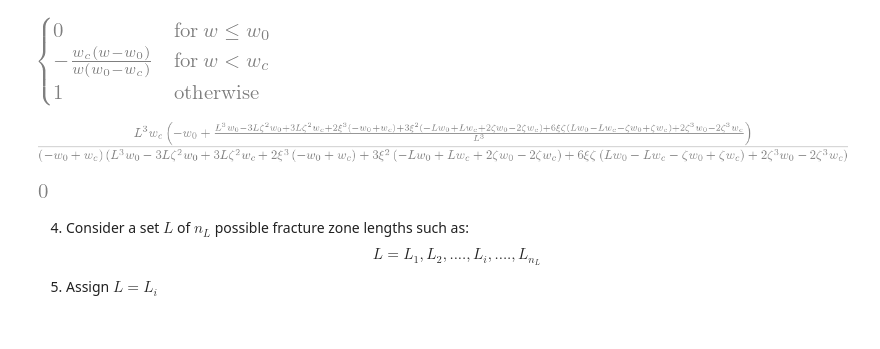
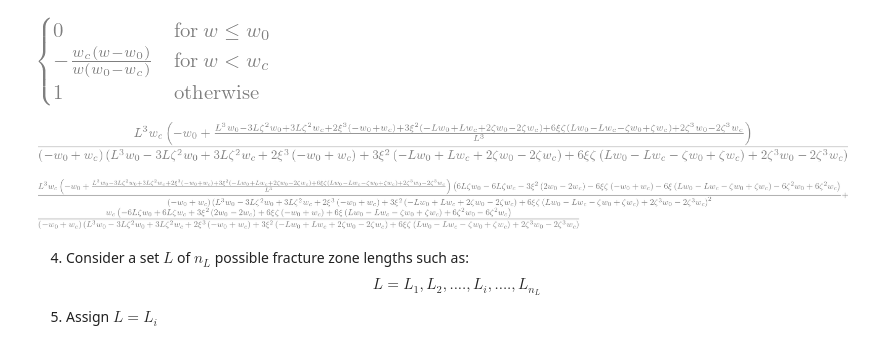
Before and after one commit to bmcs-group/bmcs_shear_zone, a Jupyter notebook: notebooks/crack_length_and_orientation/r_curve_softening.ipynb, the cells around one changed output. Cells and saved outputs as stored; diff of their text form; code cells hidden in the pictures.

```diff
--- a/notebooks/crack_length_and_orientation/r_curve_softening.ipynb
+++ b/notebooks/crack_length_and_orientation/r_curve_softening.ipynb
@@ -139,9 +139,9 @@ omega
 # %% [output]
 [figure]
 # %%
-d.diff(zeta)
+omega.diff(zeta)
 # %% [output]
-[figure, old version]
+[figure, new version]
 # %% [markdown]
 4) Consider a set $L$ of $n_L$ possible fracture zone lengths such as:
     \begin{equation}
```
Also changed, not shown: parts of 5 cells of this notebook, 1 other file.
